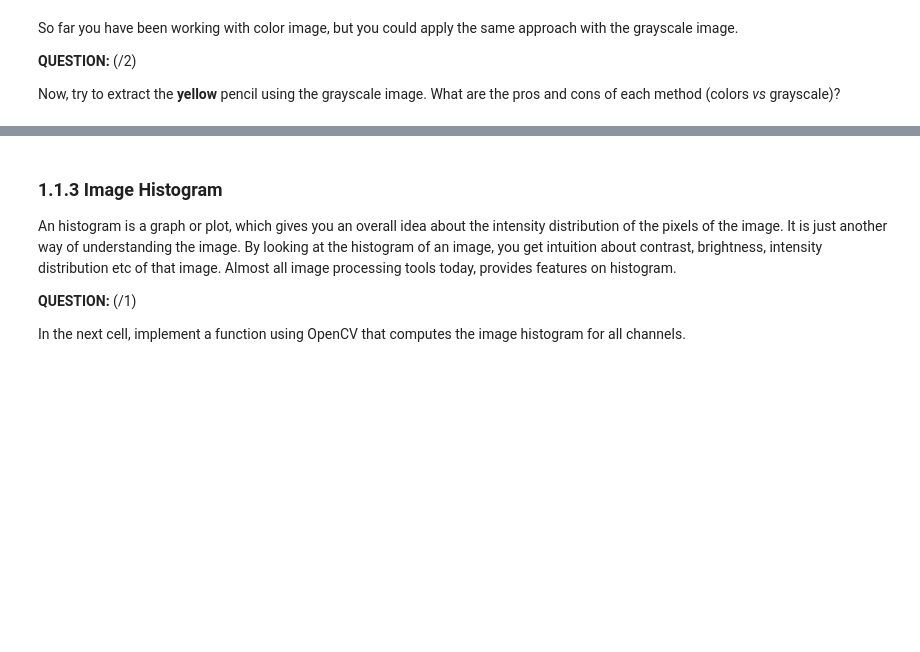
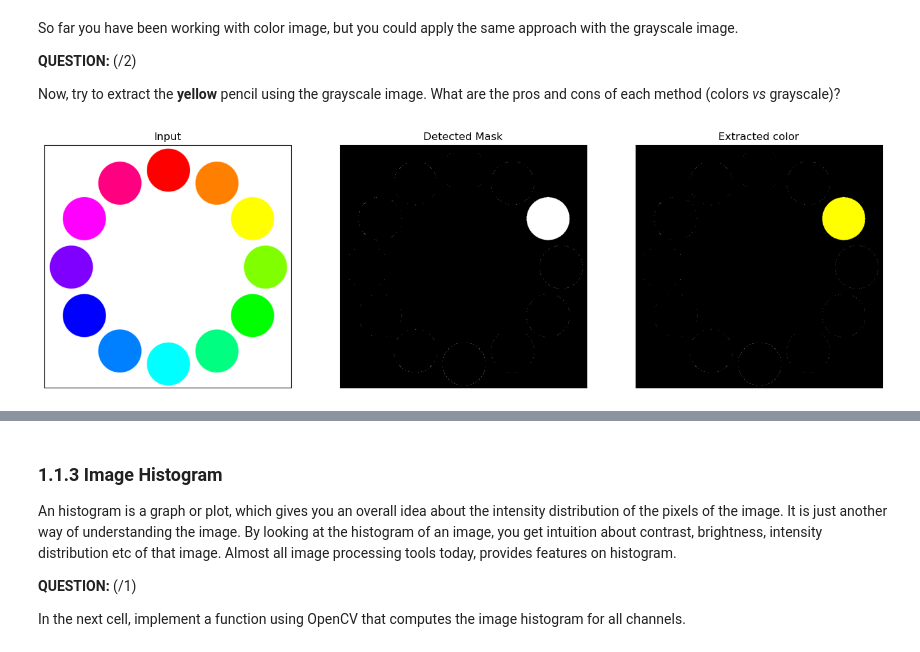
Before and after one commit to renukasinghvirk/lab_signal_processing, a Jupyter notebook: Lab1/01_introduction_image_processing_2024.ipynb, the cells around one changed output, grey strips where cells are left out. Cells and saved outputs as stored; diff of their text form; code cells hidden in the pictures; blank space fills up the shorter version.

```diff
--- a/Lab1/01_introduction_image_processing_2024.ipynb
+++ b/Lab1/01_introduction_image_processing_2024.ipynb
@@ -236,34 +291,53 @@ def threshold_gray_image(frame, lower, upper):
     Segment image.
         1. Convert image to gray color space
         2. Find pixels in the desired color range (lower, upper)
         3. Apply the mask to the image.
     :param frame: BGR image to segment
     :param lower: Lower threshold value
     :param upper: Upper threshold value
     :return: Segmented image, binary mask
     """
 
     # YOUR CODE HERE
+    # 1. Convert image to gray color space
+    gray = cv.cvtColor(frame, cv.COLOR_BGR2GRAY)
+
+    # 2. Find pixels in the desired color range (mask)
+    mask = cv.inRange(gray, lower, upper)
+
+    # 3. Apply the mask to the image
+    res = cv.bitwise_and(frame, frame, mask=mask)
 
     return res, mask
 
 # 1. Read input
-img = cv.imread(os.path.join('..','data', 'circles_color.png'))
+img = cv.imread(os.path.join('.','data', 'circles_color.png'))
 
 # 2. Extract yellow color in gray
 
+# YOUR CODE HERE
+# Define Yellow in BGR
+yellow = np.uint8([[[0, 255, 255]]]) # Red + Green
 
-# YOUR CODE HERE
+# Convert to HSV
+yellow_gray = cv.cvtColor(yellow, cv.COLOR_BGR2GRAY)
 
+# Define thresholds
+lower = yellow_hsv - 5
+upper = yellow_hsv + 5
+
+im, mask = threshold_gray_image(img, lower, upper)
 
 # 3. Display using subplots
 fig, ax = plt.subplots(1, 3, figsize=(17, 9))
 display_image(img, axes=ax[0])
 ax[0].set_title('Input')
 display_image(mask, axes=ax[1], cmap='gray')
 ax[1].set_title('Detected Mask')
 display_image(im, axes=ax[2])
 ax[2].set_title('Extracted color')
 plt.show()
+# %% [output]
+[figure, added]
 # %% [markdown]
 **YOUR ANSWER**
```
Also changed, not shown: parts of 20 cells of this notebook, 1 other file.
